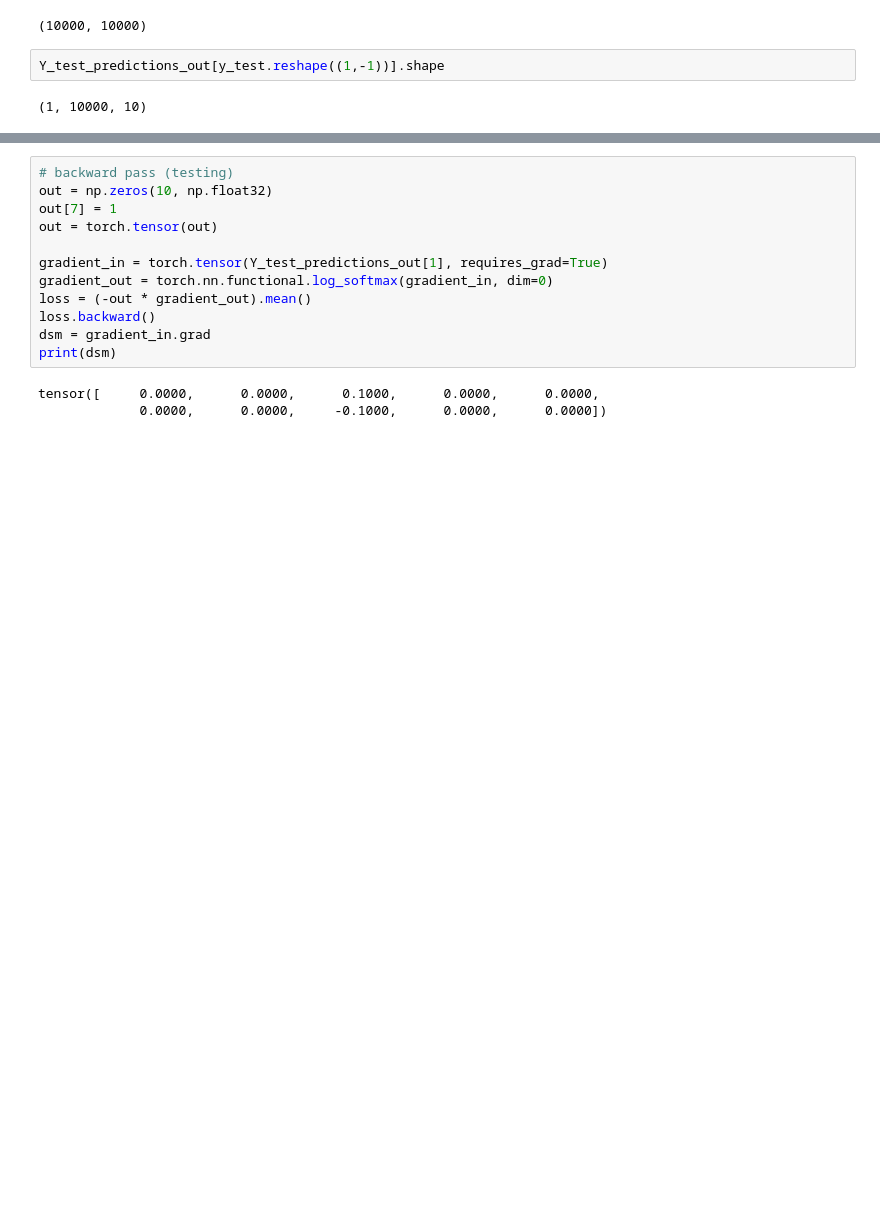
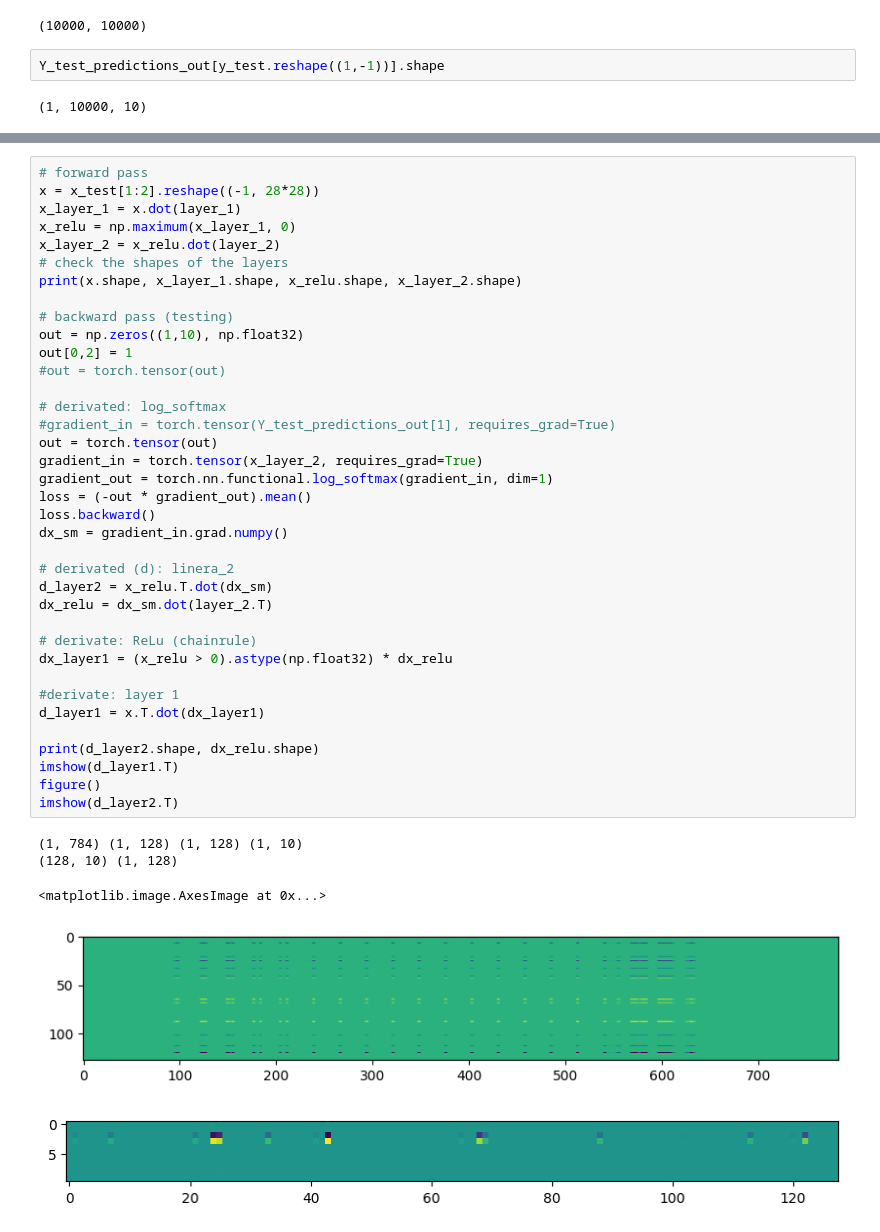
Before and after one commit to erirosv/notebboks, a Jupyter notebook: mnist_scratch.ipynb, the cells around one changed output, grey strips where cells are left out. Saved outputs shown, nothing was run; the diff lists cells and outputs as text; blank space fills up the shorter version.

```diff
--- a/mnist_scratch.ipynb
+++ b/mnist_scratch.ipynb
@@ -234,15 +267,43 @@ array([18.910637, 23.19772 , 11.50589 , ..., 14.805197, 14.626373,
-# %%
-# backward pass (testing)
-out = np.zeros(10, np.float32)
-out[7] = 1
-out = torch.tensor(out)
-
-gradient_in = torch.tensor(Y_test_predictions_out[1], requires_grad=True)
-gradient_out = torch.nn.functional.log_softmax(gradient_in, dim=0)
-loss = (-out * gradient_out).mean()
-loss.backward()
-dsm = gradient_in.grad
-print(dsm)
-# %% [output]
-tensor([     0.0000,      0.0000,      0.1000,      0.0000,      0.0000,
-             0.0000,      0.0000,     -0.1000,      0.0000,      0.0000])
+# %%
+# forward pass
+x = x_test[1:2].reshape((-1, 28*28))
+x_layer_1 = x.dot(layer_1)
+x_relu = np.maximum(x_layer_1, 0)
+x_layer_2 = x_relu.dot(layer_2)
+# check the shapes of the layers
+print(x.shape, x_layer_1.shape, x_relu.shape, x_layer_2.shape)
+
+# backward pass (testing)
+out = np.zeros((1,10), np.float32)
+out[0,2] = 1
+#out = torch.tensor(out)
+
+# derivated: log_softmax
+#gradient_in = torch.tensor(Y_test_predictions_out[1], requires_grad=True)
+out = torch.tensor(out)
+gradient_in = torch.tensor(x_layer_2, requires_grad=True)
+gradient_out = torch.nn.functional.log_softmax(gradient_in, dim=1)
+loss = (-out * gradient_out).mean()
+loss.backward()
+dx_sm = gradient_in.grad.numpy()
+
+# derivated (d): linera_2
+d_layer2 = x_relu.T.dot(dx_sm)
+dx_relu = dx_sm.dot(layer_2.T)
+
+# derivate: ReLu (chainrule)
+dx_layer1 = (x_relu > 0).astype(np.float32) * dx_relu
+
+#derivate: layer 1
+d_layer1 = x.T.dot(dx_layer1)
+
+print(d_layer2.shape, dx_relu.shape)
+imshow(d_layer1.T)
+figure()
+imshow(d_layer2.T)
+# %% [output]
+(1, 784) (1, 128) (1, 128) (1, 10)
+(128, 10) (1, 128)
+<matplotlib.image.AxesImage at 0x...>
+[figure, added]
+[figure, added]
```
Also changed, not shown: parts of 11 cells of this notebook.
